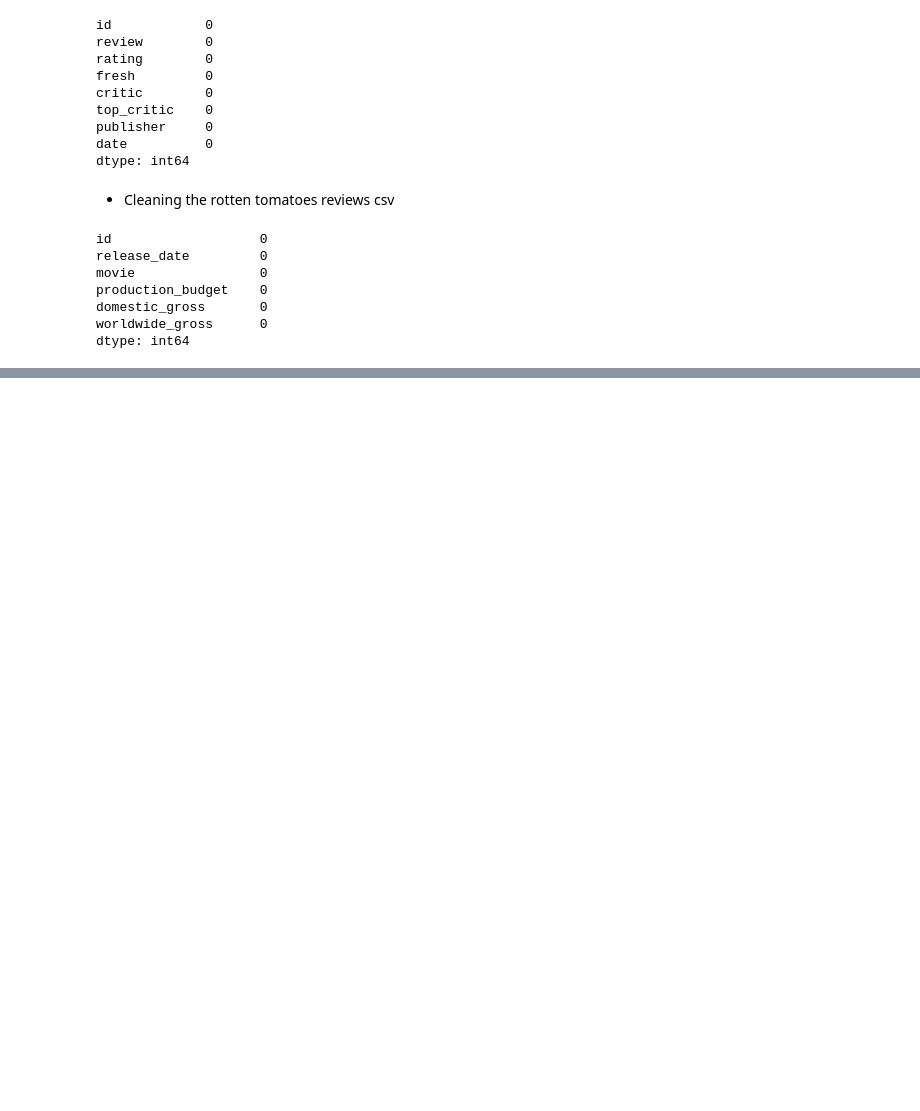
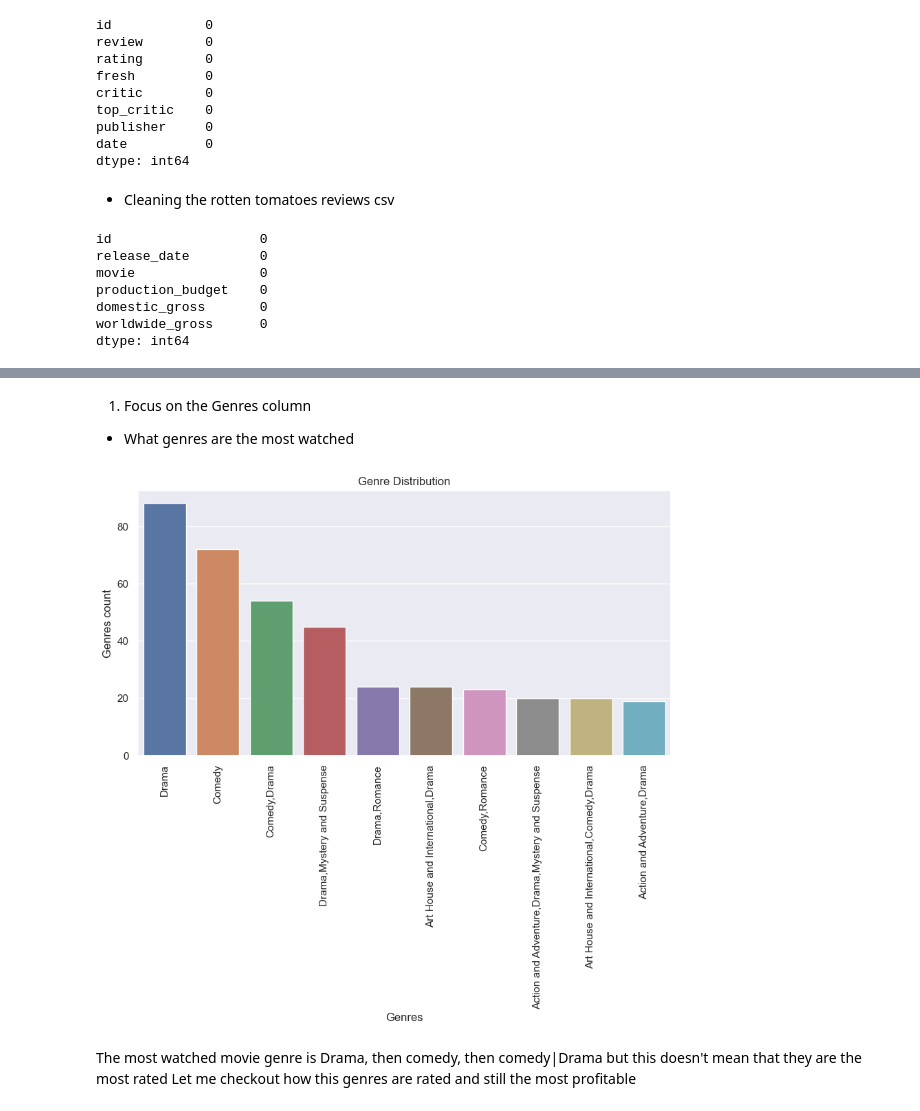
Before and after one commit to jameskatiba/Microsoft-Film-Recommendation-System, a Jupyter notebook: film.ipynb, the cells around one changed output, grey strips where cells are left out. Drawn from its saved outputs; the diff is of its cells as text; code cells hidden in the pictures; blank space fills up the shorter version.

Commit message:
add visualizations and codes

```diff
--- a/film.ipynb
+++ b/film.ipynb
@@ -488,0 +523,31 @@ memory usage: 271.2+ KB
+# %% [markdown]
+1. Focus on the Genres column
+- What genres are the most watched
+# %%
+# Cleaning the genre column by removing the vertical bar with a comma
+movies_df["genre"] = movies_df["genre"].str.replace("|", ",")
+# %%
+# A barplot showing :
+# genre is the most produced and watched
+# Set up plots
+sns.set(font_scale = 1)
+fig, ax = plt.subplots(ncols=1, figsize=(10, 5))
+# Create variables for easier reuse
+value_counts = movies_df["genre"].value_counts()
+top_10_counts = value_counts.iloc[:10]
+
+# Plot data
+ax =sns.barplot(x=top_10_counts.index, y=top_10_counts.values)
+
+# Customize appearance
+ax.tick_params(axis="x", labelrotation=90)
+
+ax.set_ylabel("Genres count")
+ax.set_xlabel("Genres")
+ax.set_title("Genre Distribution")
+sns.set_context('paper');
+# %% [output]
+[figure, added]
+# %% [markdown]
+The most watched movie genre is Drama, then comedy, then comedy|Drama but this doesn't mean that they are the most rated
+Let me checkout how this genres are rated and still the most profitable
```
Also changed, not shown: parts of 42 cells of this notebook.
